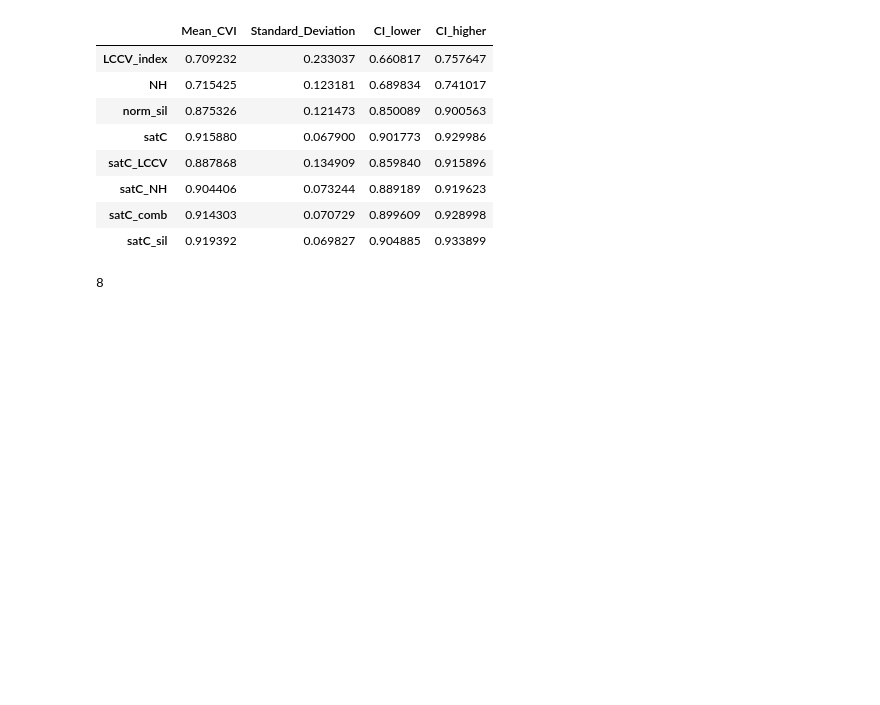
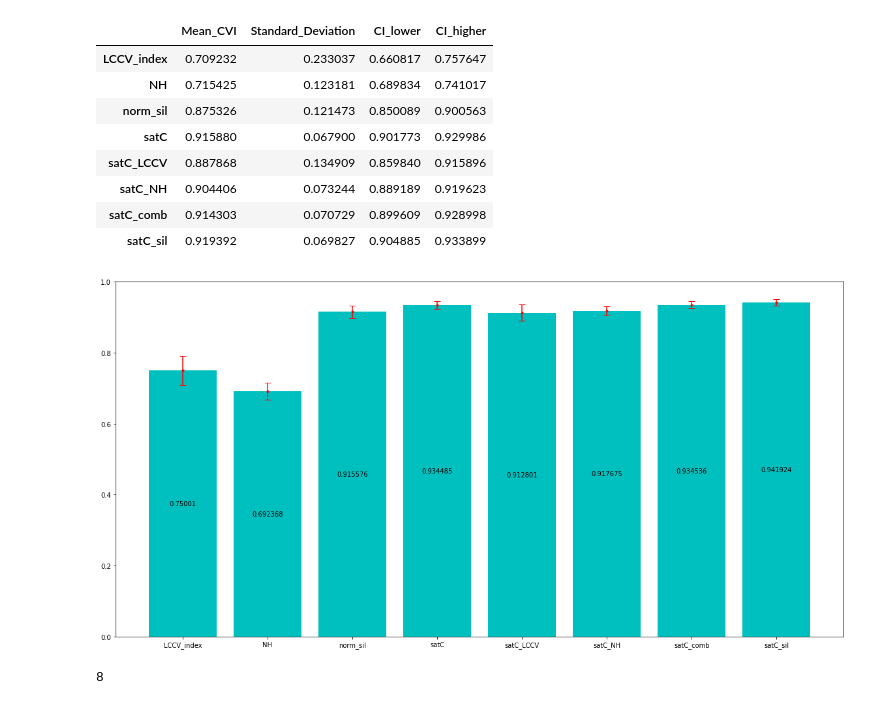
Before and after one commit to samhennessey/CVI-Experimental-Study, a Jupyter notebook: code/testing.ipynb, the cells around one changed output. Saved outputs shown, nothing was run; the diff lists cells and outputs as text; code cells hidden in the pictures; blank space fills up the shorter version.

```diff
--- a/code/testing.ipynb
+++ b/code/testing.ipynb
@@ -444,6 +444,21 @@ display(sl_df)
 | satC_NH | 0.904406 | 0.073244 | 0.889189 | 0.919623 |
 | satC_comb | 0.914303 | 0.070729 | 0.899609 | 0.928998 |
 | satC_sil | 0.919392 | 0.069827 | 0.904885 | 0.933899 |
+# %%
+plt.figure(figsize=(20,10))
+rects = plt.bar(legend_vals, np.mean(kmr, axis=0), color='c')
+plt.ylim([0,1])
+error_min, error_max = [], []
+for i in np.arange(len(legend_vals)):
+    KM_CI_95 = st.norm.interval(alpha=0.95, loc=np.mean(kmr[:,i]), scale=st.sem(kmr[:,i]))
+    error_min.append(np.mean(kmr, axis=0)[i] - KM_CI_95[0])
+    error_max.append(KM_CI_95[1] - np.mean(kmr, axis=0)[i])
+y_error = [error_min, error_max]
+plt.bar_label(rects, padding=0, label_type='center')
+plt.errorbar(legend_vals, np.mean(kmr, axis=0), yerr=y_error, c='r',fmt='.', capsize=5)
+plt.show()
+# %% [output]
+[figure, added]
 # %%
 import matplotlib.pyplot as plt
 
```
Also changed, not shown: 4 other files.
